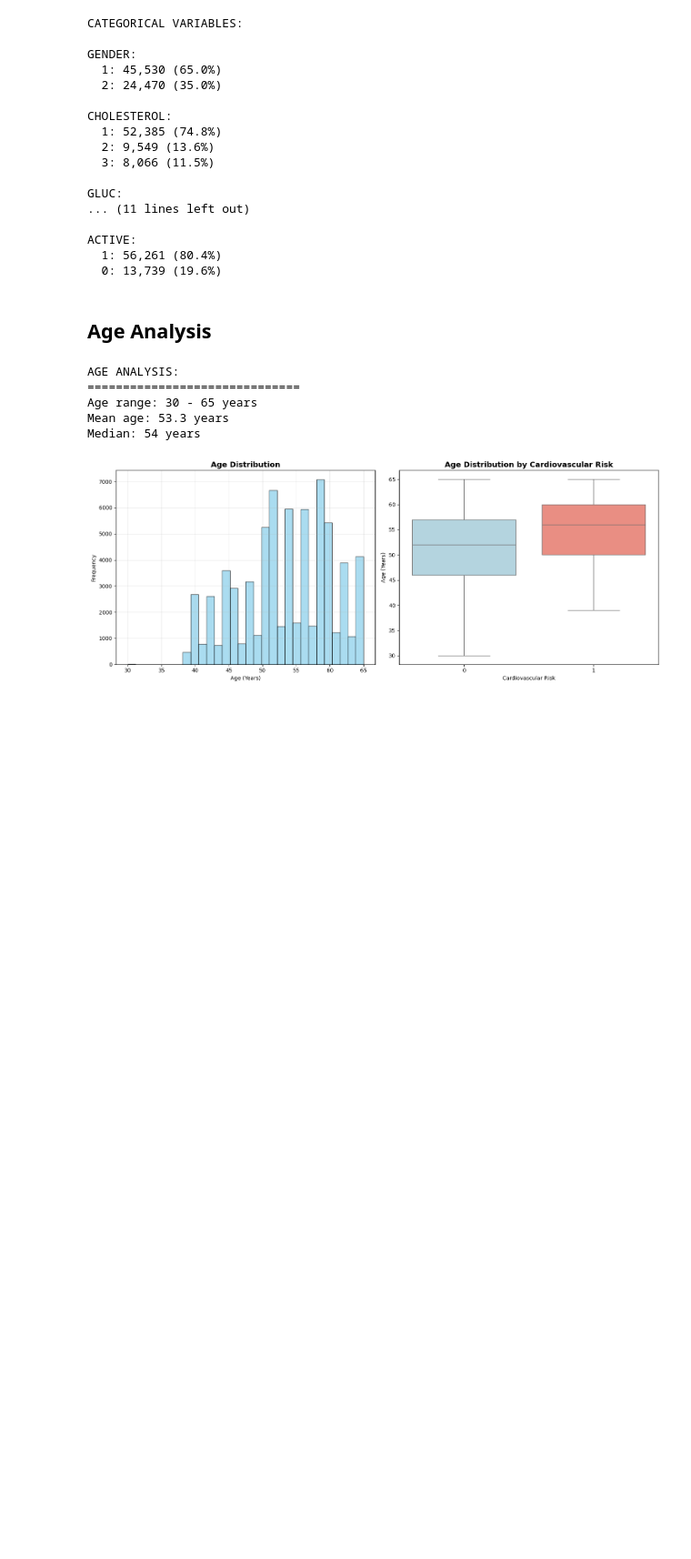
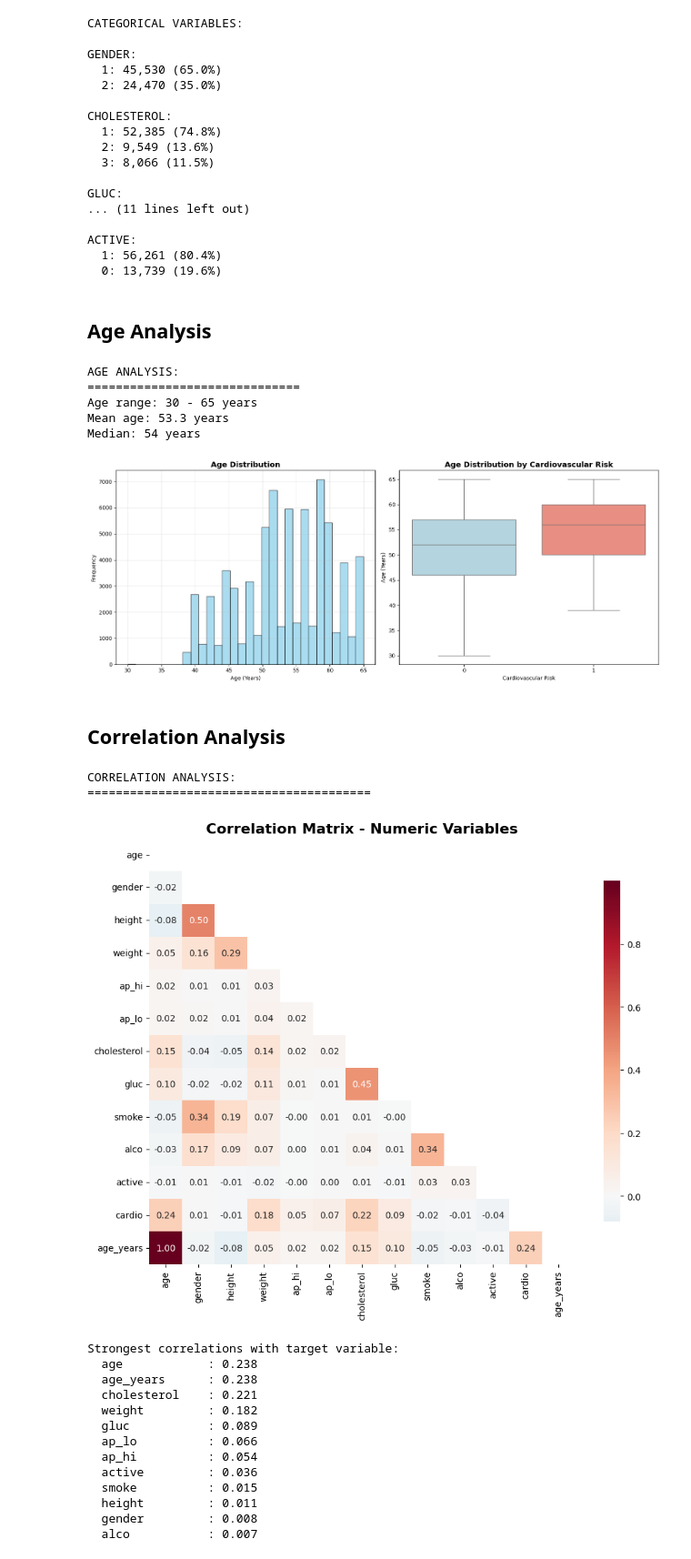
Before and after one commit to eyyuboeztuerk-arch/DPP-Stackfuel-Data-Science-Projekt, a Jupyter notebook: notebooks/01_exploration.ipynb, the cells around one changed output. Shown at 91% size. Drawn from its saved outputs; the diff is of its cells as text; code cells hidden in the pictures; blank space fills up the shorter version.

Commit message:
add correlation analysis in 01_exploration.ipynb

```diff
--- a/notebooks/01_exploration.ipynb
+++ b/notebooks/01_exploration.ipynb
@@ -554,3 +554,58 @@ Age range: 30 - 65 years
 Mean age: 53.3 years
 Median: 54 years
 [figure]
+# %% [markdown]
+## Correlation Analysis
+# %%
+# =============================================================================
+# 8. CORRELATION ANALYSIS
+# =============================================================================
+
+print("CORRELATION ANALYSIS:")
+print("="*40)
+
+# Correlation matrix for numeric variables
+numeric_for_corr = [col for col in numeric_cols if col in df.columns]
+if 'age_years' in df.columns:
+    numeric_for_corr.append('age_years')
+
+# Convert categorical target to numeric for correlation
+df_corr = df[numeric_for_corr].copy()
+if 'cardio' in df.columns:
+    df_corr['cardio'] = df['cardio'].astype(int)
+
+corr_matrix = df_corr.corr()
+
+# Heatmap
+plt.figure(figsize=(8, 6))
+mask = np.triu(np.ones_like(corr_matrix, dtype=bool))  # Hide upper triangle
+sns.heatmap(corr_matrix, mask=mask, annot=True, cmap='RdBu_r', center=0,
+            square=True, fmt='.2f', cbar_kws={"shrink": .8})
+plt.title('Correlation Matrix - Numeric Variables', fontsize=16, fontweight='bold')
+plt.tight_layout()
+plt.show()
+
+# Strongest correlations with target variable
+if 'cardio' in corr_matrix.columns:
+    target_corr = corr_matrix['cardio'].abs().sort_values(ascending=False)
+    print("\nStrongest correlations with target variable:")
+    for var, corr in target_corr.items():
+        if var != 'cardio':
+            print(f"  {var:15}: {corr:.3f}")
+# %% [output]
+CORRELATION ANALYSIS:
+========================================
+[figure, added]
+Strongest correlations with target variable:
+  age            : 0.238
+  age_years      : 0.238
+  cholesterol    : 0.221
+  weight         : 0.182
+  gluc           : 0.089
+  ap_lo          : 0.066
+  ap_hi          : 0.054
+  active         : 0.036
+  smoke          : 0.015
+  height         : 0.011
+  gender         : 0.008
+  alco           : 0.007
```
